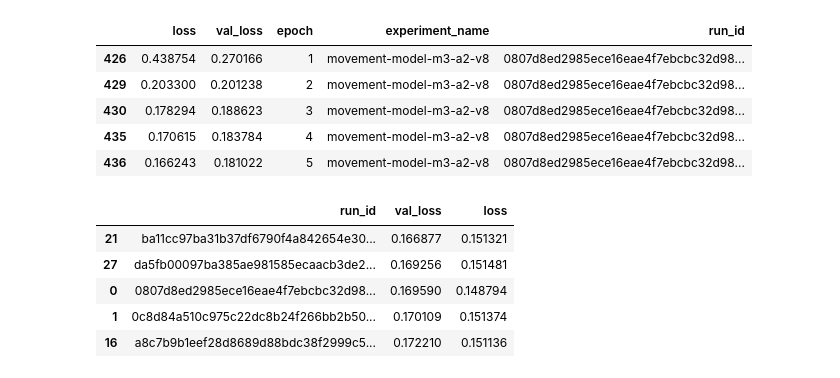
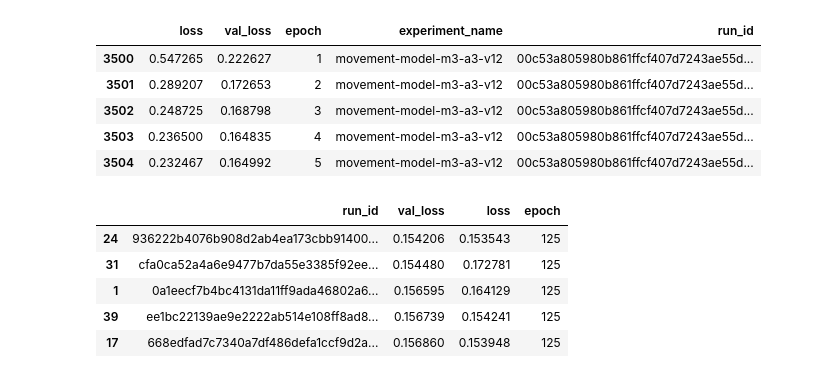
Before and after one commit to networkearth/mirrorverse, a Jupyter notebook: models/movement_model/move_it_move_it/Hyper.ipynb, the cells around one changed output. Saved outputs shown, nothing was run; the diff lists cells and outputs as text; code cells hidden in the pictures.

```diff
--- a/models/movement_model/move_it_move_it/Hyper.ipynb
+++ b/models/movement_model/move_it_move_it/Hyper.ipynb
@@ -28,24 +28,25 @@ else:
     print("No objects found.")
 # %%
 results = (
-    read_data_w_cache('select * from movement_model_experiment_m3_a2_v8')
+    read_data_w_cache('select * from movement_model_experiment_m3_a3_v12 ')
     .sort_values(['run_id', 'epoch'], ascending=True)
 )
 results.head()
 # %% [output]
 |  | loss | val_loss | epoch | experiment_name | run_id |
-| 426 | 0.438754 | 0.270166 | 1 | movement-model-m3-a2-v8 | 0807d8ed2985ece16eae4f7ebcbc32d98... |
-| 429 | 0.203300 | 0.201238 | 2 | movement-model-m3-a2-v8 | 0807d8ed2985ece16eae4f7ebcbc32d98... |
-| 430 | 0.178294 | 0.188623 | 3 | movement-model-m3-a2-v8 | 0807d8ed2985ece16eae4f7ebcbc32d98... |
-| 435 | 0.170615 | 0.183784 | 4 | movement-model-m3-a2-v8 | 0807d8ed2985ece16eae4f7ebcbc32d98... |
-| 436 | 0.166243 | 0.181022 | 5 | movement-model-m3-a2-v8 | 0807d8ed2985ece16eae4f7ebcbc32d98... |
+| 3500 | 0.547265 | 0.222627 | 1 | movement-model-m3-a3-v12 | 00c53a805980b861ffcf407d7243ae55d... |
+| 3501 | 0.289207 | 0.172653 | 2 | movement-model-m3-a3-v12 | 00c53a805980b861ffcf407d7243ae55d... |
+| 3502 | 0.248725 | 0.168798 | 3 | movement-model-m3-a3-v12 | 00c53a805980b861ffcf407d7243ae55d... |
+| 3503 | 0.236500 | 0.164835 | 4 | movement-model-m3-a3-v12 | 00c53a805980b861ffcf407d7243ae55d... |
+| 3504 | 0.232467 | 0.164992 | 5 | movement-model-m3-a3-v12 | 00c53a805980b861ffcf407d7243ae55d... |
 # %%
-final = results.groupby('run_id')[['val_loss', 'loss']].last().reset_index().sort_values('val_loss', ascending=True)
+final = results.groupby('run_id')[['val_loss', 'loss', 'epoch']].last().reset_index().sort_values('val_loss', ascending=True)
+#final = final[final['epoch'] < 100]
 final.head()
 # %% [output]
-|  | run_id | val_loss | loss |
-| 21 | ba11cc97ba31b37df6790f4a842654e30... | 0.166877 | 0.151321 |
-| 27 | da5fb00097ba385ae981585ecaacb3de2... | 0.169256 | 0.151481 |
-| 0 | 0807d8ed2985ece16eae4f7ebcbc32d98... | 0.169590 | 0.148794 |
-| 1 | 0c8d84a510c975c22dc8b24f266bb2b50... | 0.170109 | 0.151374 |
-| 16 | a8c7b9b1eef28d8689d88bdc38f2999c5... | 0.172210 | 0.151136 |
+|  | run_id | val_loss | loss | epoch |
+| 24 | 936222b4076b908d2ab4ea173cbb91400... | 0.154206 | 0.153543 | 125 |
+| 31 | cfa0ca52a4a6e9477b7da55e3385f92ee... | 0.154480 | 0.172781 | 125 |
+| 1 | 0a1eecf7b4bc4131da11ff9ada46802a6... | 0.156595 | 0.164129 | 125 |
+| 39 | ee1bc22139ae9e2222ab514e108ff8ad8... | 0.156739 | 0.154241 | 125 |
+| 17 | 668edfad7c7340a7df486defa1ccf9d2a... | 0.156860 | 0.153948 | 125 |
```
Also changed, not shown: parts of 17 cells of this notebook, 32 other files.
